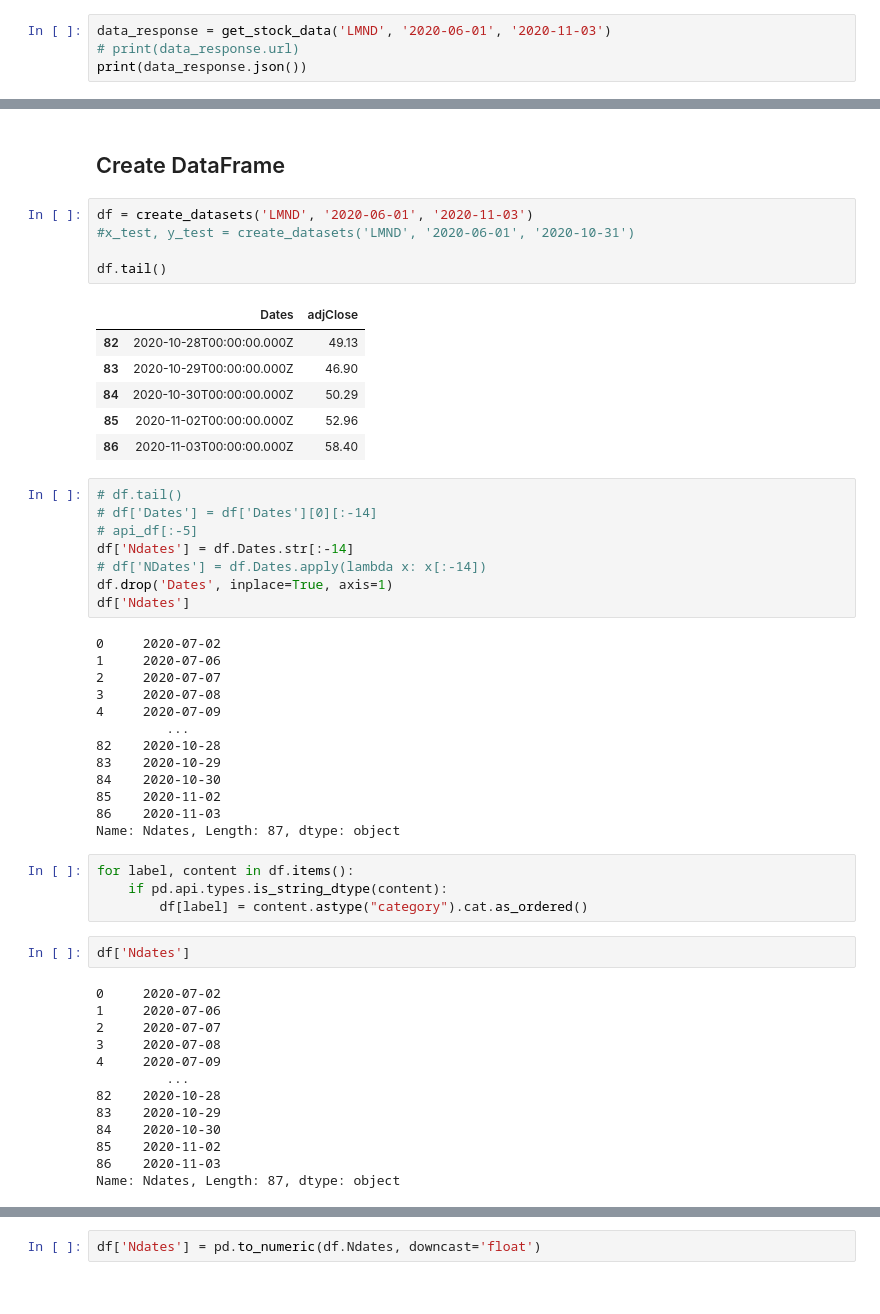
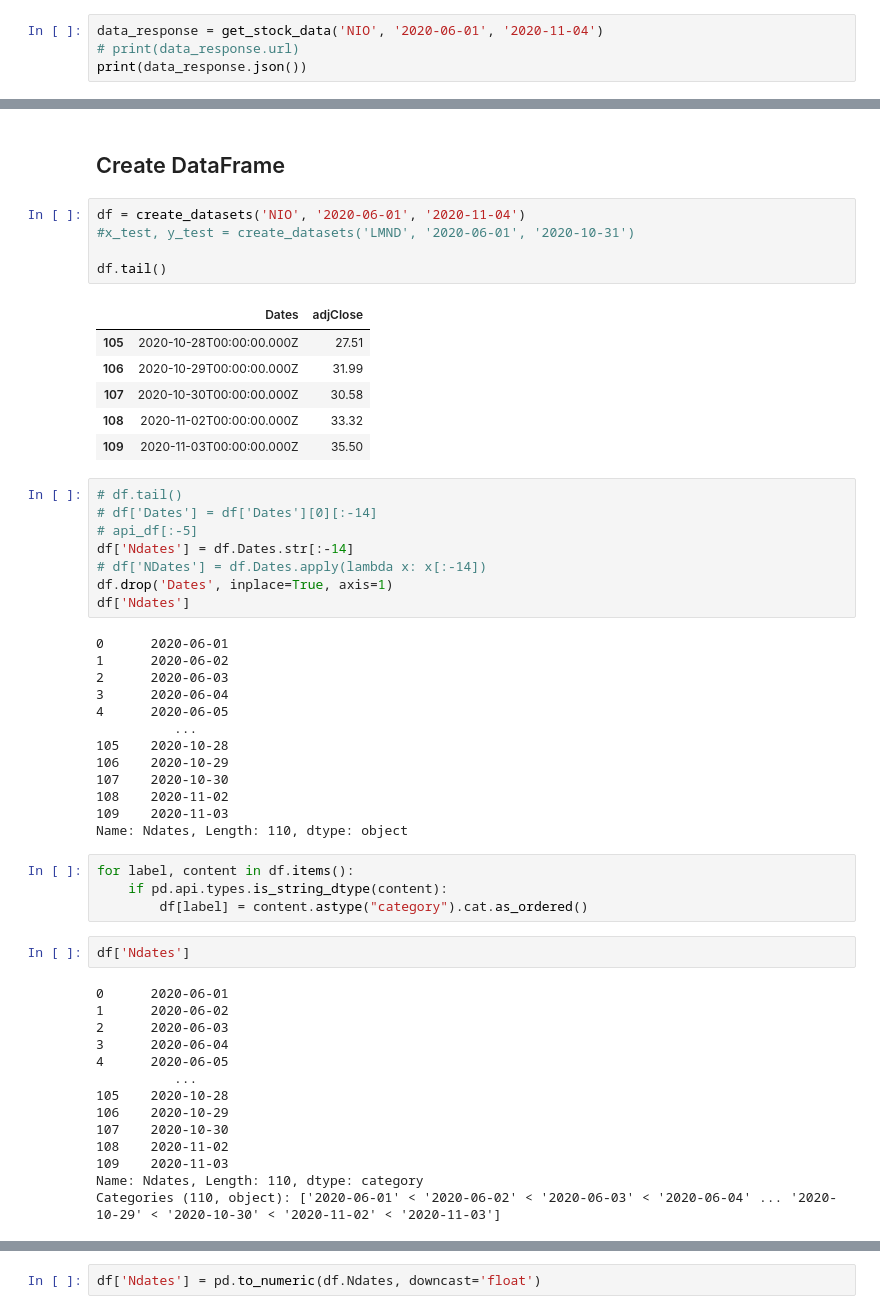
Before and after one commit to Andre-Williams22/Time-Series-Analysis, a Jupyter notebook: Jupyter-Notebooks/Regression Techniques Stock Prediction.ipynb, the cells around one changed output, grey strips where cells are left out. Drawn from its saved outputs; the diff is of its cells as text.

```diff
--- a/Jupyter-Notebooks/Regression Techniques Stock Prediction.ipynb
+++ b/Jupyter-Notebooks/Regression Techniques Stock Prediction.ipynb
@@ -48,7 +48,7 @@ def get_stock_data(ticker, start_date, end_date):
 
 # panel_data = data.DataReader('INPX', 'google', start_date, end_date)
 # %%
-data_response = get_stock_data('LMND', '2020-06-01', '2020-11-03')
+data_response = get_stock_data('NIO', '2020-06-01', '2020-11-04')
 # print(data_response.url)
 print(data_response.json())
 # %% [output]
@@ -93,17 +93,17 @@ def create_datasets(ticker, start_date, end_date):
 # %% [markdown]
 ## Create DataFrame
 # %%
-df = create_datasets('LMND', '2020-06-01', '2020-11-03')
+df = create_datasets('NIO', '2020-06-01', '2020-11-04')
 #x_test, y_test = create_datasets('LMND', '2020-06-01', '2020-10-31')
 
 df.tail()
 # %% [output]
 |  | Dates | adjClose |
-| 82 | 2020-10-28T00:00:00.000Z | 49.13 |
-| 83 | 2020-10-29T00:00:00.000Z | 46.90 |
-| 84 | 2020-10-30T00:00:00.000Z | 50.29 |
-| 85 | 2020-11-02T00:00:00.000Z | 52.96 |
-| 86 | 2020-11-03T00:00:00.000Z | 58.40 |
+| 105 | 2020-10-28T00:00:00.000Z | 27.51 |
+| 106 | 2020-10-29T00:00:00.000Z | 31.99 |
+| 107 | 2020-10-30T00:00:00.000Z | 30.58 |
+| 108 | 2020-11-02T00:00:00.000Z | 33.32 |
+| 109 | 2020-11-03T00:00:00.000Z | 35.50 |
 # %%
 # df.tail()
 # df['Dates'] = df['Dates'][0][:-14]
@@ -113,18 +113,18 @@ df['Ndates'] = df.Dates.str[:-14]
 df.drop('Dates', inplace=True, axis=1)
 df['Ndates']
 # %% [output]
-0     2020-07-02
-1     2020-07-06
-2     2020-07-07
-3     2020-07-08
-4     2020-07-09
-         ...
-82    2020-10-28
-83    2020-10-29
-84    2020-10-30
-85    2020-11-02
-86    2020-11-03
-Name: Ndates, Length: 87, dtype: object
+0      2020-06-01
+1      2020-06-02
+2      2020-06-03
+3      2020-06-04
+4      2020-06-05
+          ...
+105    2020-10-28
+106    2020-10-29
+107    2020-10-30
+108    2020-11-02
+109    2020-11-03
+Name: Ndates, Length: 110, dtype: object
 # %%
 for label, content in df.items():
     if pd.api.types.is_string_dtype(content):
@@ -132,18 +132,19 @@ for label, content in df.items():
 # %%
 df['Ndates']
 # %% [output]
-0     2020-07-02
-1     2020-07-06
-2     2020-07-07
-3     2020-07-08
-4     2020-07-09
-         ...
-82    2020-10-28
-83    2020-10-29
-84    2020-10-30
-85    2020-11-02
-86    2020-11-03
-Name: Ndates, Length: 87, dtype: object
+0      2020-06-01
+1      2020-06-02
+2      2020-06-03
+3      2020-06-04
+4      2020-06-05
+          ...
+105    2020-10-28
+106    2020-10-29
+107    2020-10-30
+108    2020-11-02
+109    2020-11-03
+Name: Ndates, Length: 110, dtype: category
+Categories (110, object): ['2020-06-01' < '2020-06-02' < '2020-06-03' < '2020-06-04' ... '2020-10-29' < '2020-10-30' < '2020-11-02' < '2020-11-03']
 # %%
 df['Ndates'] = pd.to_datetime(df['Ndates'])
 
```
Also changed, not shown: parts of 14 cells of this notebook.
